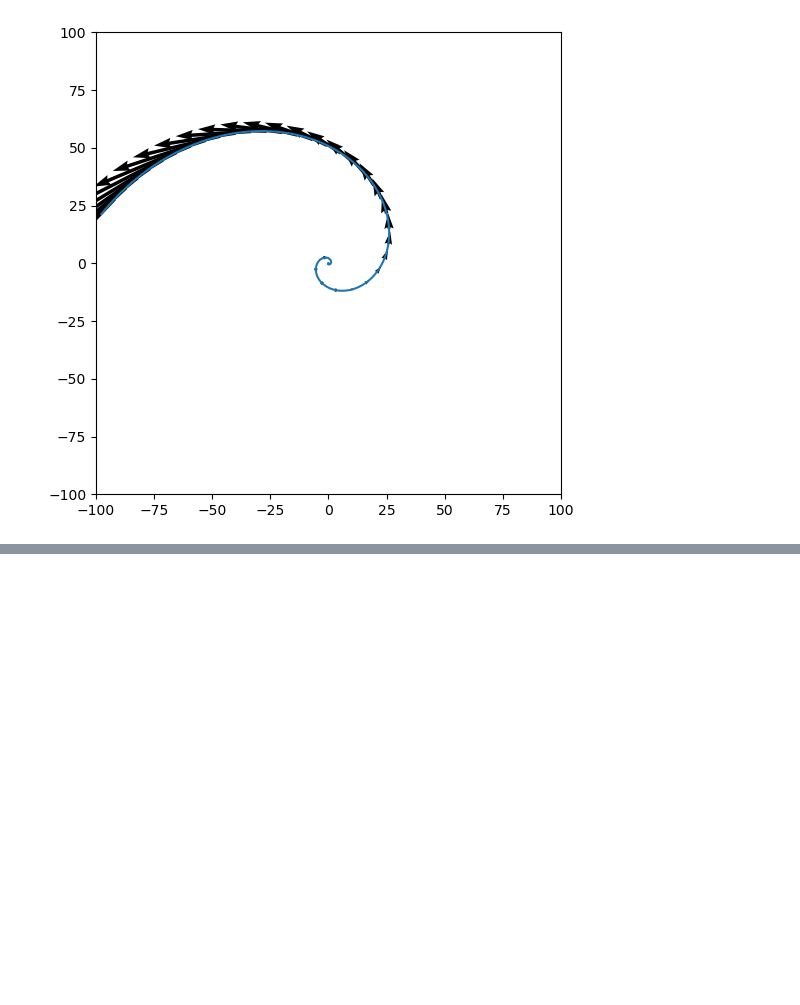
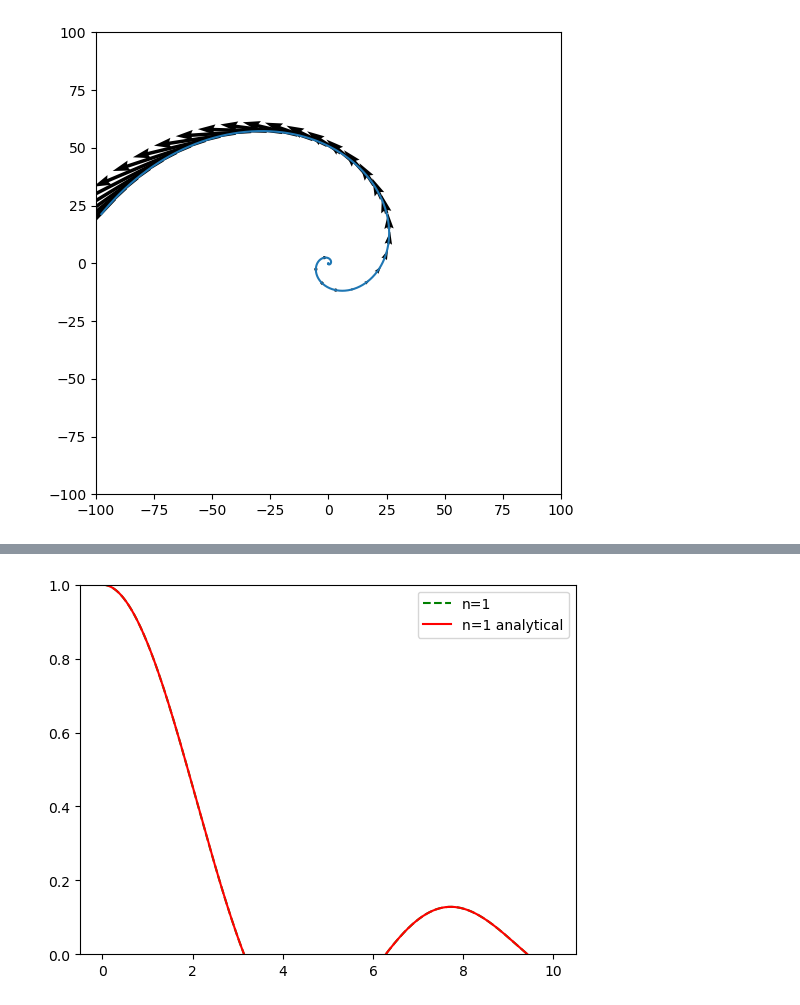
Before and after one commit to lordrick94/ASTR_204_Lordrick, a Jupyter notebook: PS3.ipynb, the cells around one changed output, grey strips where cells are left out. Saved outputs shown, nothing was run; the diff lists cells and outputs as text; code cells hidden in the pictures; blank space fills up the shorter version.

```diff
--- a/PS3.ipynb
+++ b/PS3.ipynb
@@ -67,0 +84,14 @@ coords0 = [1., 0.]
+# %%
+#for n = 1
+fig, ax = plt.subplots()
+sol = odeint(lane_emden_derivs, coords0, xi, args=(known_polytropes[1][0],))
+ax.plot(xi, sol[:, 0],known_polytropes[1][1],label=known_polytropes[1][2])
+
+# Known analytical solutions
+ax.plot(xi, np.sin(xi)/xi, 'r-', label='n=1 analytical')
+ax.set_ylim(0,1)
+
+plt.legend()
+plt.show()
+# %% [output]
+[figure, added]
```
Also changed, not shown: parts of 5 cells of this notebook.
